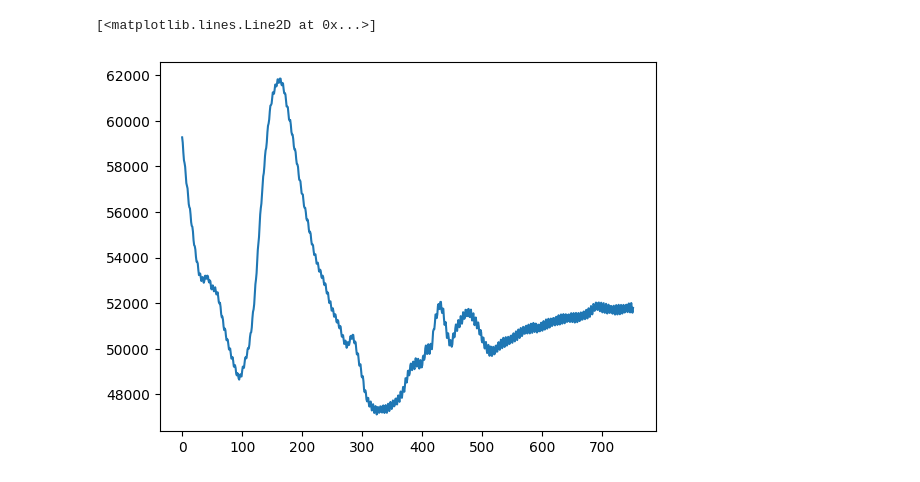
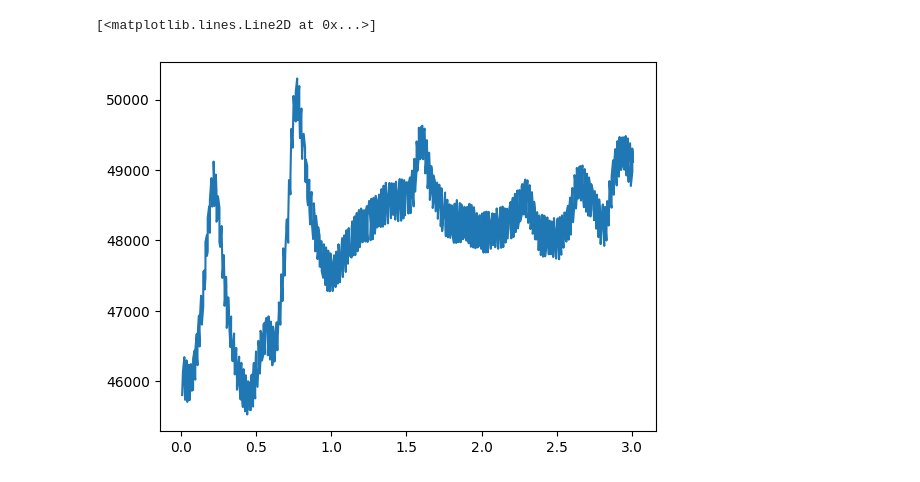
Before and after one commit to rachelkiiii/crux_project, a Jupyter notebook: src/preprocessing.ipynb, the cells around one changed output. Cells and saved outputs as stored; diff of their text form; code cells hidden in the pictures.

Commit message:
update data loader to include time. buttermilk bandpass filter implemented, dwt and cwt started

```diff
--- a/src/preprocessing.ipynb
+++ b/src/preprocessing.ipynb
@@ -15,19 +17,47 @@ with open('motion_gui_logs_rachel_1.pickle', 'rb') as f:
     signal_array = file['DATA_LOG']
 
     j = 0
-    for i in range(len(event_array)-1):
+    for i in tqdm(range(len(event_array)-1)):
 
         event_data = vars(event_array[i])
         next_event_data = vars(event_array[i+1])
 
-        # array to store signal_array
+        # initial time for that event
+        time_0 = event_data['timestamp']
+
+        # array to store signal for that event
         event_signal = np.array([])
 
         # loop through signal array. While timestamp is less than timestamp
         # of the next event, add it to the current event signal
         while signal_array[j]['time'] <= next_event_data['timestamp']:
-            event_signal = np.concatenate((event_signal, signal_array[j]['data'][:8]), axis=1) \
-                if event_signal.size else signal_array[j]['data'][:8]
+
+            # number of points at that timestamp
+            n_samples = signal_array[j]['data'].shape[1]
+
+            # spread out time between this timestamp and the next
+            times = np.linspace(signal_array[j]['time'], signal_array[j+1]['time'], n_samples)
+
+            # map each time to a list of channel values
+            for time, channel_values in zip(times, signal_array[j]['data'][:8].T):
+
+                # signal at this event timestamp
+                signal_at_time = np.array([])
+
+                # populate the current signal array
+                for channel in channel_values:
+                    point = np.array([time - time_0, channel])
+                    signal_at_time = np.vstack((signal_at_time, point)) \
+                                            if signal_at_time.size else point
+
+                # add another dimension to signal_at_time for formatting
+                signal_at_time = np.expand_dims(signal_at_time, axis=1)
+
+                # add the signal at the current time to the event signal
+                event_signal = np.concatenate((event_signal, signal_at_time), axis=1) \
+                                            if event_signal.size else signal_at_time
+
+            # next timestamp in signal array
             j += 1
 
         # add it to either left or right data
@@ -40,9 +70,10 @@ with open('motion_gui_logs_rachel_1.pickle', 'rb') as f:
         elif event_data['task'] == 'RIGHT':
             right.append(event_signal)
 
-    # add remaining
+    # add remaining not needed since last event is end
-# %%
-plt.plot(left[0][3])
-# %% [output]
-[<matplotlib.lines.Line2D at 0x...>]
-[figure, removed]
+# %%
+# format: left[event_number][channel_number][time] = [time, value]
+plt.plot(left[3][4][:, 0], left[3][4][:, 1])
+# %% [output]
+[<matplotlib.lines.Line2D at 0x...>]
+[figure, added]
```
Also changed, not shown: parts of 9 cells of this notebook.
